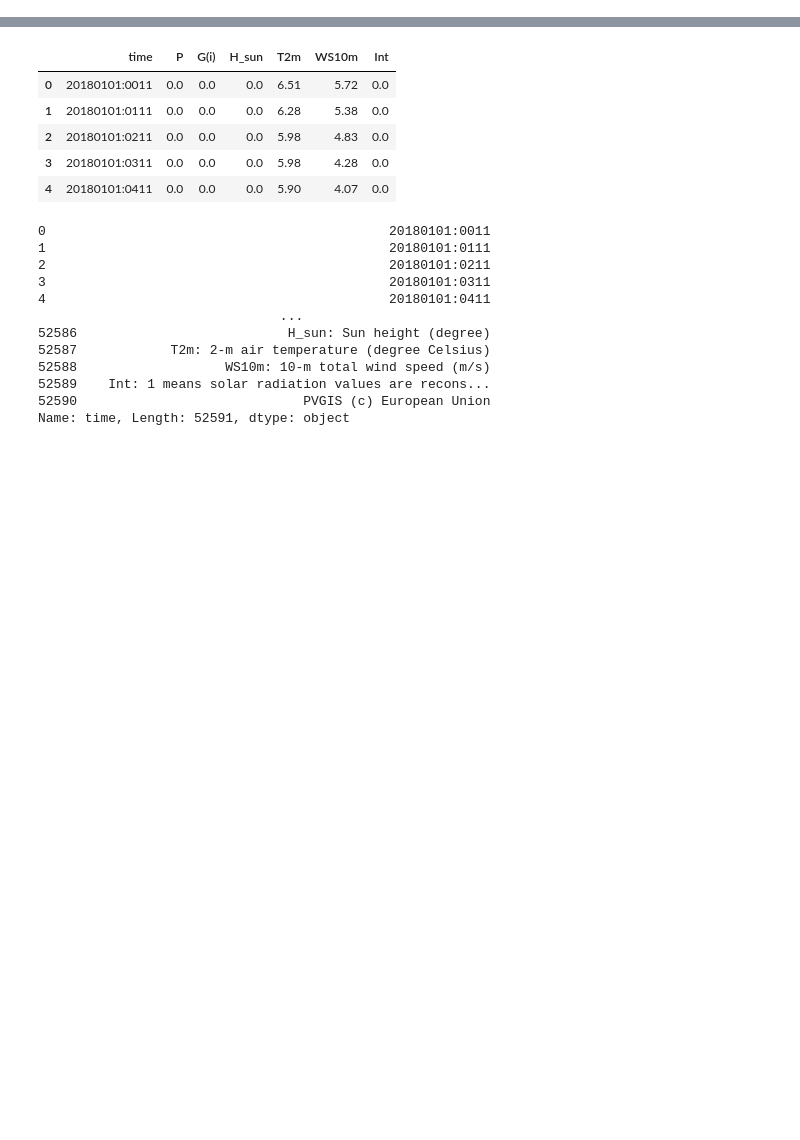
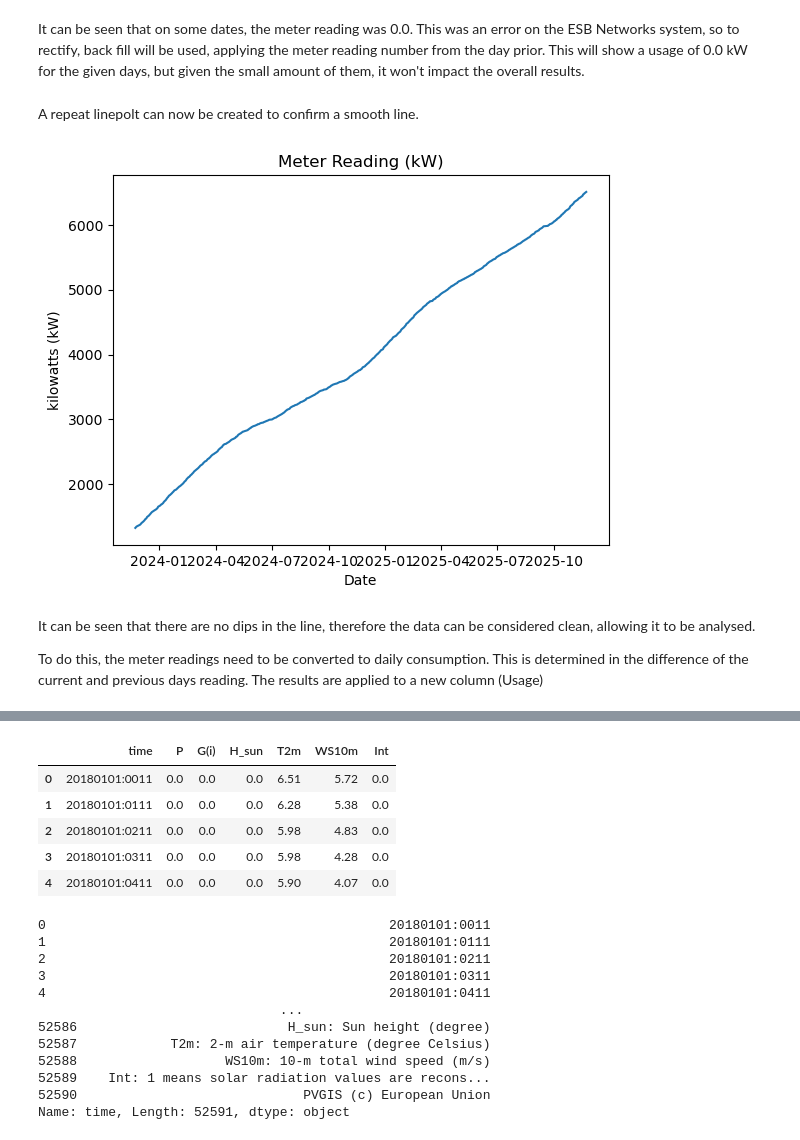
Before and after one commit to danielfinnerty/PFDA, a Jupyter notebook: project/solar_assessment.ipynb, the cells around one changed output, grey strips where cells are left out. Drawn from its saved outputs; the diff is of its cells as text; code cells hidden in the pictures; blank space fills up the shorter version.

```diff
--- a/project/solar_assessment.ipynb
+++ b/project/solar_assessment.ipynb
@@ -29,0 +243,23 @@ import matplotlib as plt
+# %% [markdown]
+It can be seen that on some dates, the meter reading was 0.0. This was an error on the ESB Networks system, so to rectify, back fill will be used, applying the meter reading number from the day prior. This will show a usage of 0.0 kW for the given days, but given the small amount of them, it won't impact the overall results.
+# %%
+# Replace all 0.0 with prior date details.
+df_import = df_import.replace(0.0, method='ffill')
+# %% [markdown]
+A repeat linepolt can now be created to confirm a smooth line.
+# %%
+# Create lineplot
+ax = sns.lineplot(data=df_import, x="Date", y="Read Value")
+
+# Plot title
+ax.set_title('Meter Reading (kW)')
+
+# Adjust names of axes.
+ax.set_xlabel('Date')
+ax.set_ylabel('kilowatts (kW)');
+# %% [output]
+[figure, new version]
+# %% [markdown]
+It can be seen that there are no dips in the line, therefore the data can be considered clean, allowing it to be analysed.
+
+To do this, the meter readings need to be converted to daily consumption. This is determined in the difference of the current and previous days reading. The results are applied to a new column (Usage)
```
Also changed, not shown: parts of 62 cells of this notebook, 1 other file.
